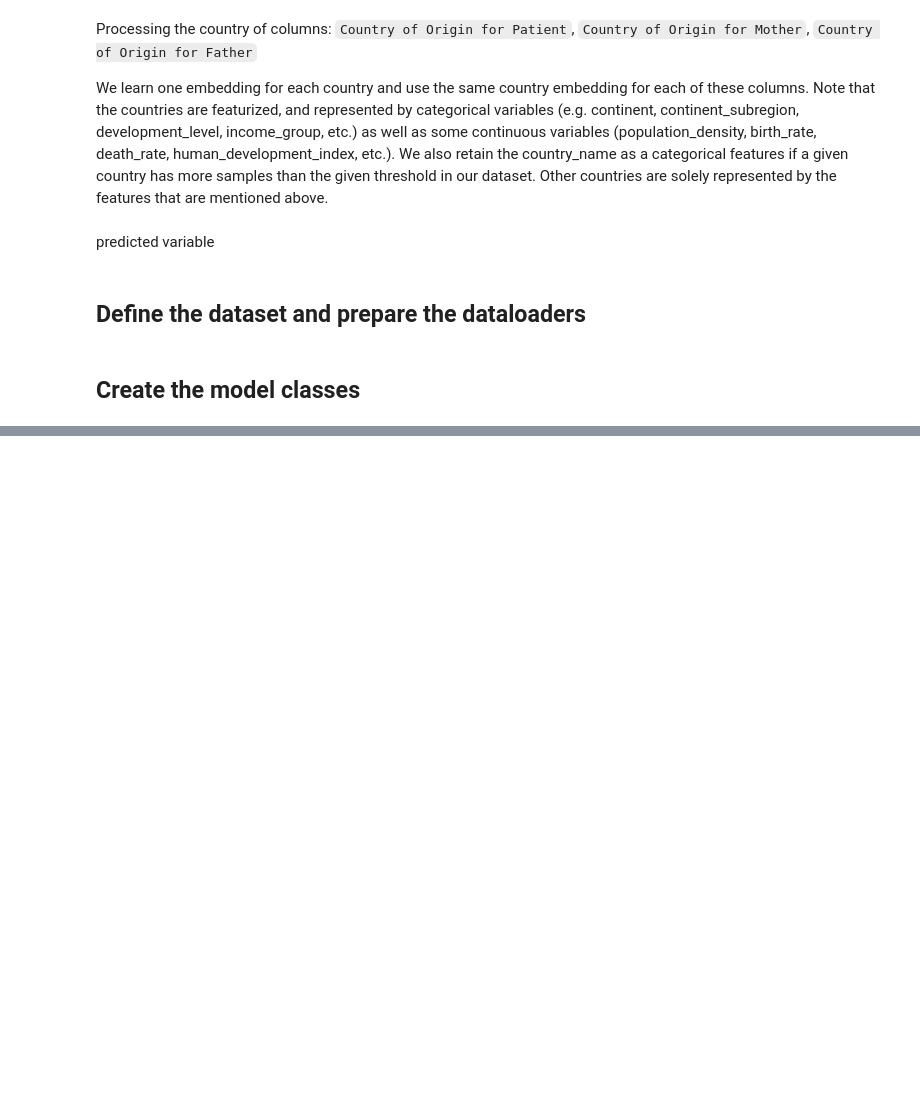
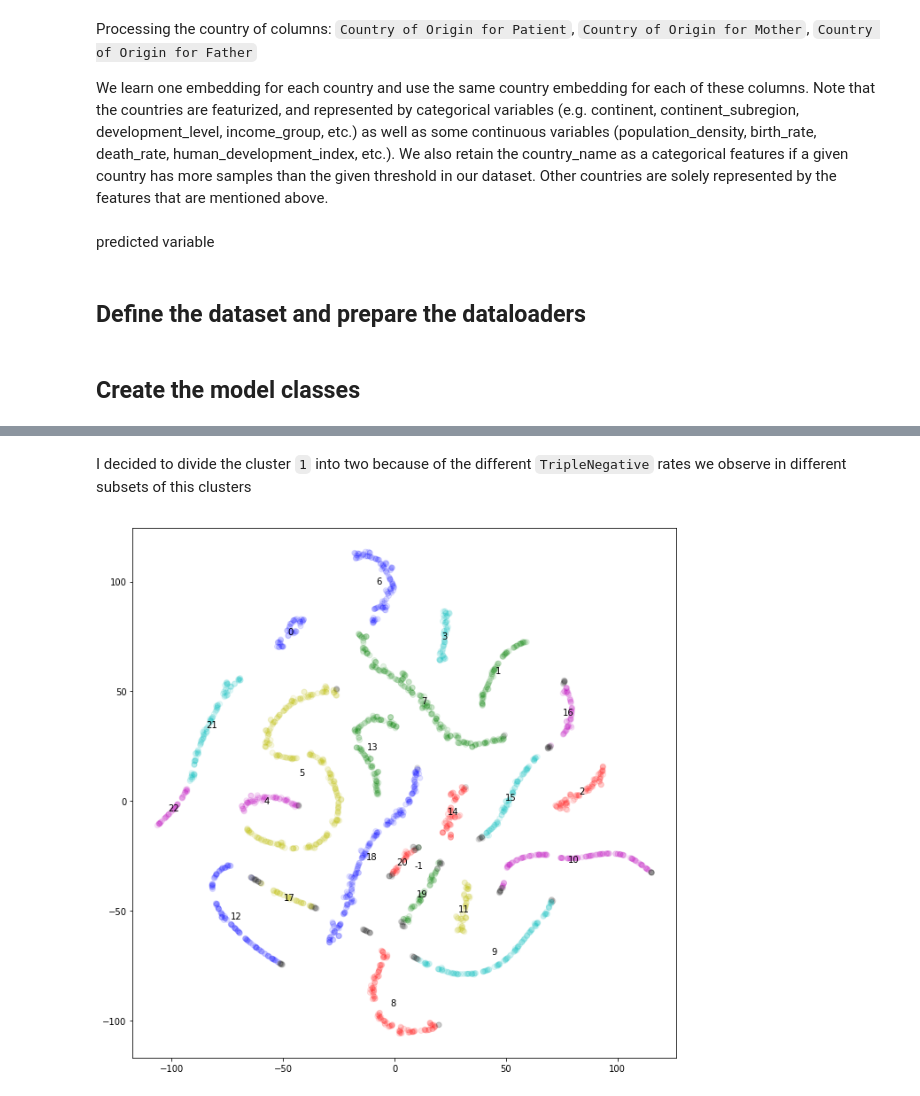
Before and after one commit to skarakulak/NYULH_Breast_Cancer_Optimal_Therapy, a Jupyter notebook: DataPrep.ipynb, the cells around one changed output, grey strips where cells are left out. Drawn from its saved outputs; the diff is of its cells as text; code cells hidden in the pictures; blank space fills up the shorter version.

```diff
--- a/DataPrep.ipynb
+++ b/DataPrep.ipynb
@@ -842,0 +835,27 @@ plt.show()
+# %% [markdown]
+I decided to divide the cluster `1` into two because of the different `TripleNegative` rates we observe in different subsets of this clusters
+# %%
+clus_id_div = 1; id_add = 100; num_of_clus = 2; n_neighbors = 15
+knn_graph = kneighbors_graph(tsne_dist[cls_labels==clus_id_div], n_neighbors, include_self=False)
+
+clusmodel = AgglomerativeClustering(linkage='ward',
+                                connectivity=knn_graph,
+                                n_clusters=num_of_clus)
+clusmodel.fit(tsne_dist[cls_labels==clus_id_div])
+cls_labels_new = clusmodel.labels_
+
+labels_temp = cls_labels.copy()
+labels_temp[cls_labels==clus_id_div] = cls_labels_new + id_add
+dict_new_clus_ids = {b:(-1 if b == -1 else a) for a,b in enumerate(set(labels_temp))}
+labels_temp = np.array([dict_new_clus_ids[k] for k in labels_temp])
+
+fig = plt.figure(figsize=(11,11))
+ax = fig.add_subplot(111)
+for i in set(labels_temp):
+    coor = np.mean(tsne_dist[labels_temp==i,:],axis=0)
+    ax.text(coor[0],coor[1], str(i), ha='center', va='center')
+
+plt.scatter(tsne_dist[:,0], tsne_dist[:,1],alpha = 0.10, c =colors[labels_temp].tolist())
+plt.show()
+# %% [output]
+[figure, added]
```
Also changed, not shown: parts of 23 cells of this notebook.
